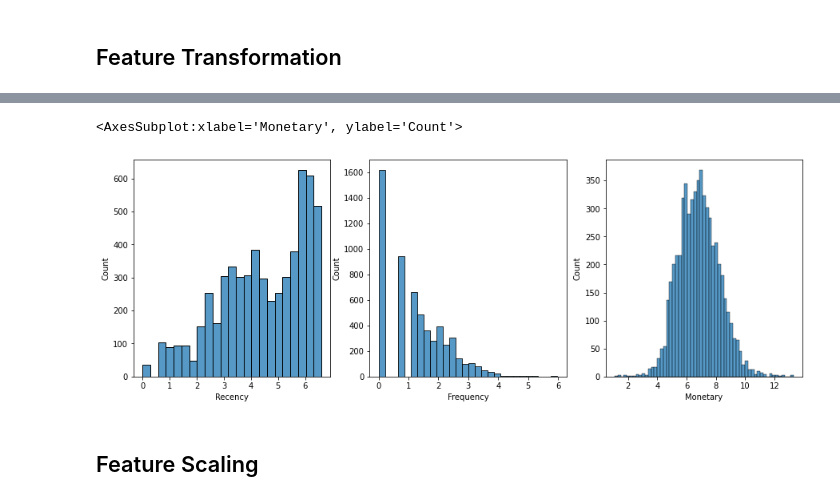
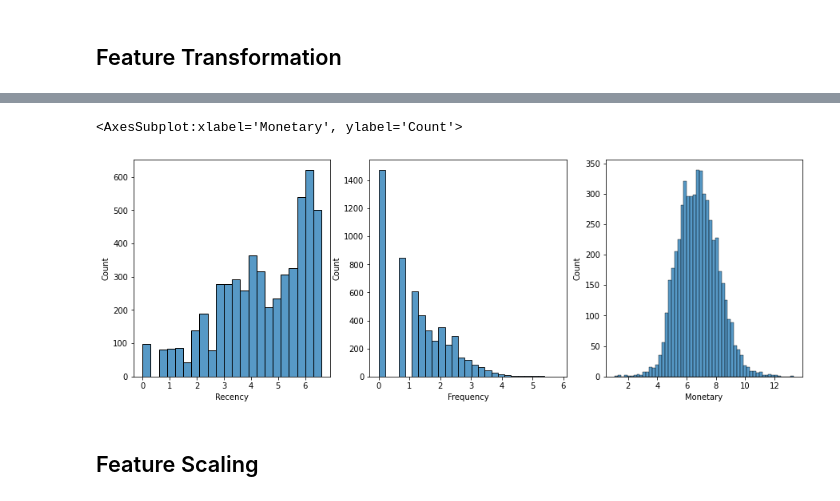
Before and after one commit to ParisRohan/AES-128-bit-Key-size-, a Jupyter notebook: rp-customer-segmentation.ipynb, the cells around one changed output, grey strips where cells are left out. Saved outputs shown, nothing was run; the diff lists cells and outputs as text; code cells hidden in the pictures.

Commit message:
Kaggle Notebook | Customer Segmentation using RFM modeling & K-Means | Version 5

```diff
--- a/rp-customer-segmentation.ipynb
+++ b/rp-customer-segmentation.ipynb
@@ -400,7 +311,7 @@ Reference:
 https://www.investopedia.com/terms/r/rfm-recency-frequency-monetary-value.asp
 # %%
 #We will assign the next day after the last date recorded in the dataset as 'today_date'
-today_date = dt.datetime(2011, 12, 11)
+today_date = dt.datetime(2011, 12, 10)
 # %%
 #We will change the datatype of InvoiceDate to datetime from object
 df_data2['InvoiceDate'] = df_data2['InvoiceDate'].astype('datetime64')
@@ -413,5 +324,6 @@ rfm = df_data2.groupby('Customer ID').agg({'InvoiceDate': lambda date: (today_da
                                      'Invoice': lambda num: num.nunique(),
                                      'TotalPrice': lambda TotalPrice: TotalPrice.sum()})
 # %%
+rfm=rfm.reset_index()
 rfm.head()
 # %% [output]
@@ -425,5 +336,5 @@ rfm.head()
 # %%
 #renaming the column names
-rfm.columns = ['Recency', 'Frequency', 'Monetary']
+rfm.columns = ['CustomerID','Recency', 'Frequency', 'Monetary']
 rfm.head()
 # %% [output]
@@ -466,4 +376,3 @@ sns.histplot(data=rfm, x='Monetary')
 # %%
 #apply log transformation
-for col in rfm.columns:
-    rfm[col] = np.log(rfm[col])
+rfm_log = rfm[['Recency', 'Frequency', 'Monetary']].apply(np.log, axis=1).round(3)
@@ -470,17 +388,17 @@ for col in rfm.columns:
 # %%
 #Plot data distribution after log transformation
 plt.figure(figsize=(15,5))
 
 plt.subplot(1,3,1)
-sns.histplot(data=rfm, x='Recency')
+sns.histplot(data=rfm_log, x='Recency')
 
 plt.subplot(1,3,2)
-sns.histplot(data=rfm, x='Frequency')
+sns.histplot(data=rfm_log, x='Frequency')
 
 plt.subplot(1,3,3)
-sns.histplot(data=rfm, x='Monetary')
+sns.histplot(data=rfm_log, x='Monetary')
 # %% [output]
 <AxesSubplot:xlabel='Monetary', ylabel='Count'>
-[figure, old version]
+[figure, new version]
 # %% [markdown]
 ## Feature Scaling
```
Also changed, not shown: parts of 49 cells of this notebook.
